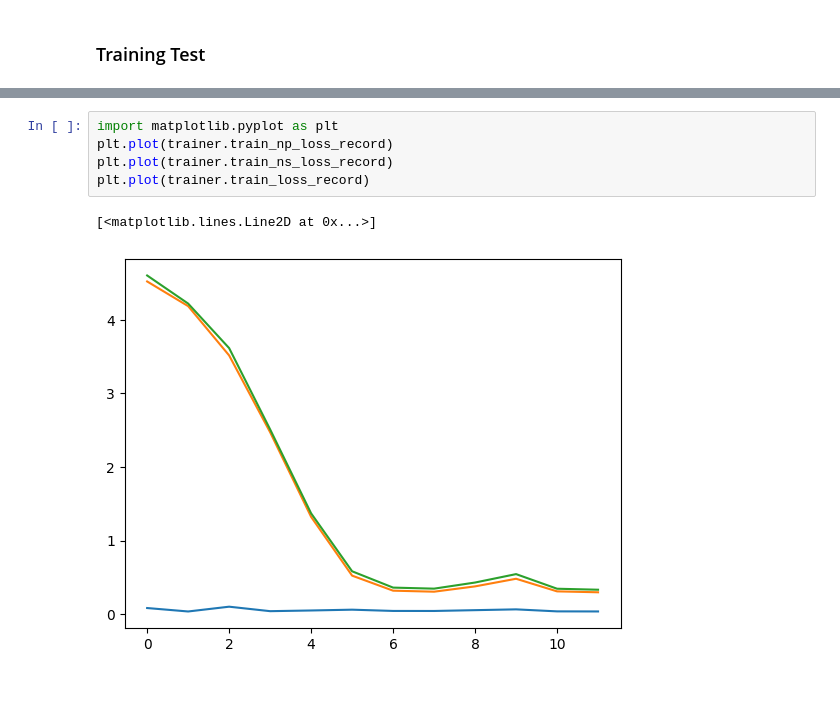
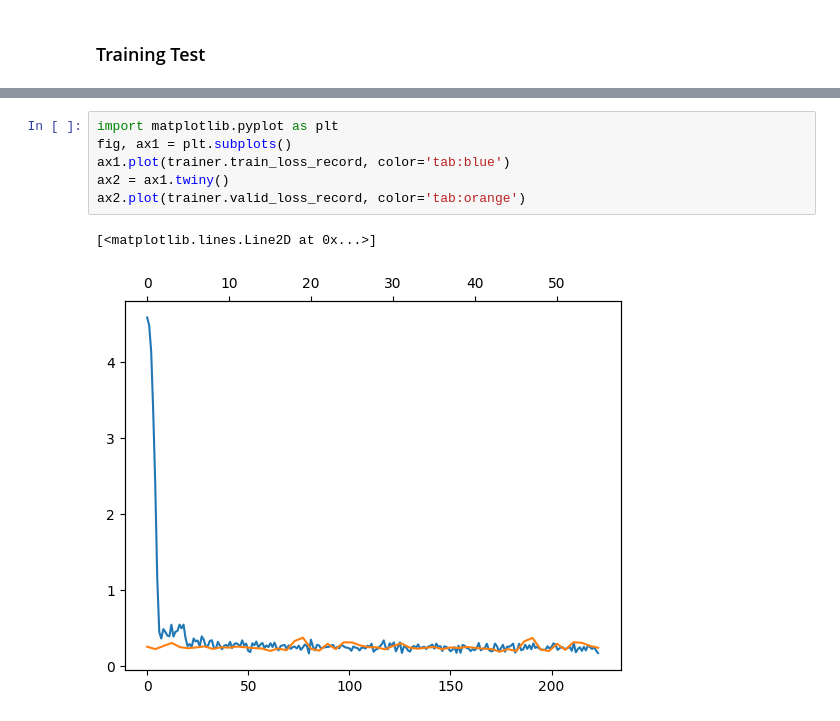
Before and after one commit to issyun/AutoOsu, a Jupyter notebook: model.ipynb, the cells around one changed output, grey strips where cells are left out. Cells and saved outputs as stored; diff of their text form; blank space fills up the shorter version.

Commit message:
Add: After initial training

```diff
--- a/model.ipynb
+++ b/model.ipynb
@@ -326,8 +324,9 @@ KeyboardInterrupt: ignored
-# %%
-import matplotlib.pyplot as plt
-plt.plot(trainer.train_np_loss_record)
-plt.plot(trainer.train_ns_loss_record)
-plt.plot(trainer.train_loss_record)
-# %% [output]
-[<matplotlib.lines.Line2D at 0x...>]
-[figure, removed]
+# %%
+import matplotlib.pyplot as plt
+fig, ax1 = plt.subplots()
+ax1.plot(trainer.train_loss_record, color='tab:blue')
+ax2 = ax1.twiny()
+ax2.plot(trainer.valid_loss_record, color='tab:orange')
+# %% [output]
+[<matplotlib.lines.Line2D at 0x...>]
+[figure, added]
```
Also changed, not shown: parts of 2 cells of this notebook.
